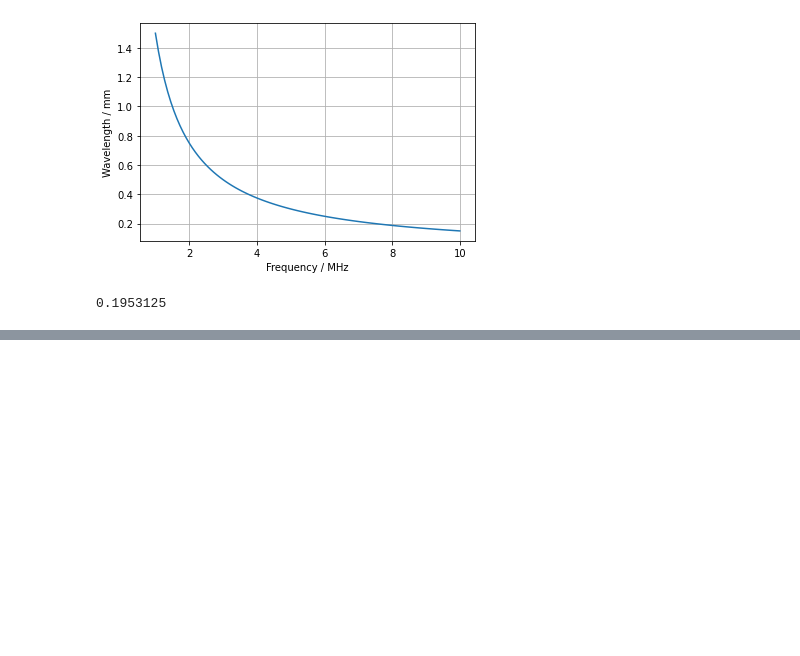
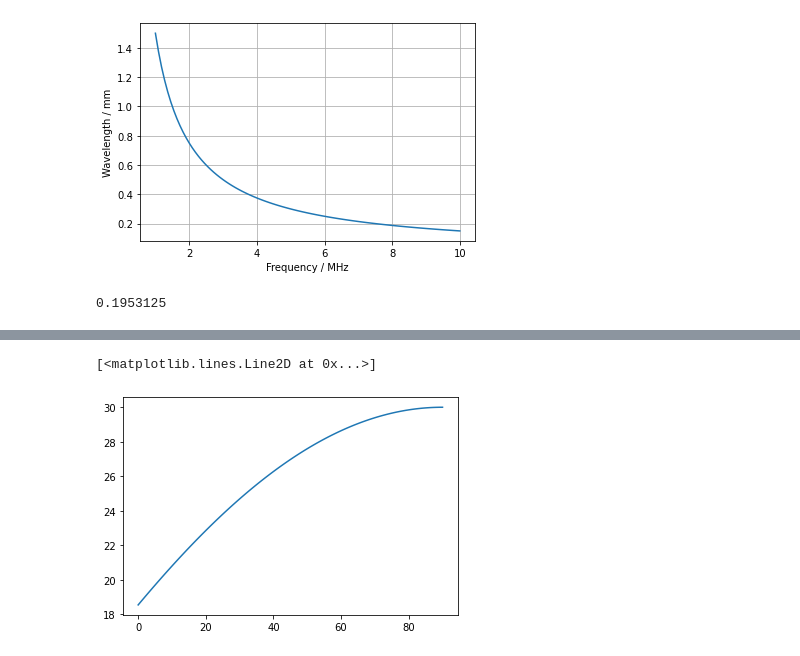
Before and after one commit to kwokkenton/dormouse, a Jupyter notebook: analysis/basic.ipynb, the cells around one changed output, grey strips where cells are left out. Drawn from its saved outputs; the diff is of its cells as text; code cells hidden in the pictures; blank space fills up the shorter version.

```diff
--- a/analysis/basic.ipynb
+++ b/analysis/basic.ipynb
@@ -16,0 +115,5 @@ plt.grid()
+# %%
+plt.plot(theta, find_diff_ang(theta, 15, 30))
+# %% [output]
+[<matplotlib.lines.Line2D at 0x...>]
+[figure, added]
```
Also changed, not shown: parts of 8 cells of this notebook, 4 other files.
